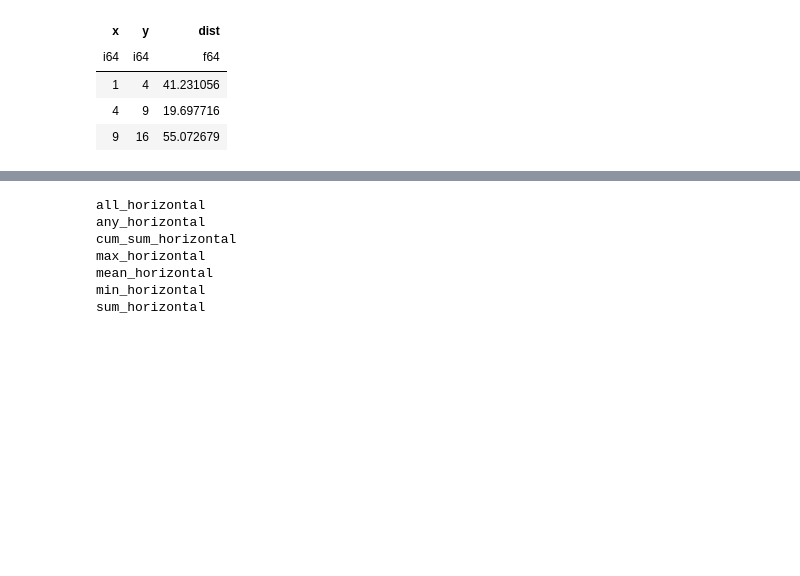
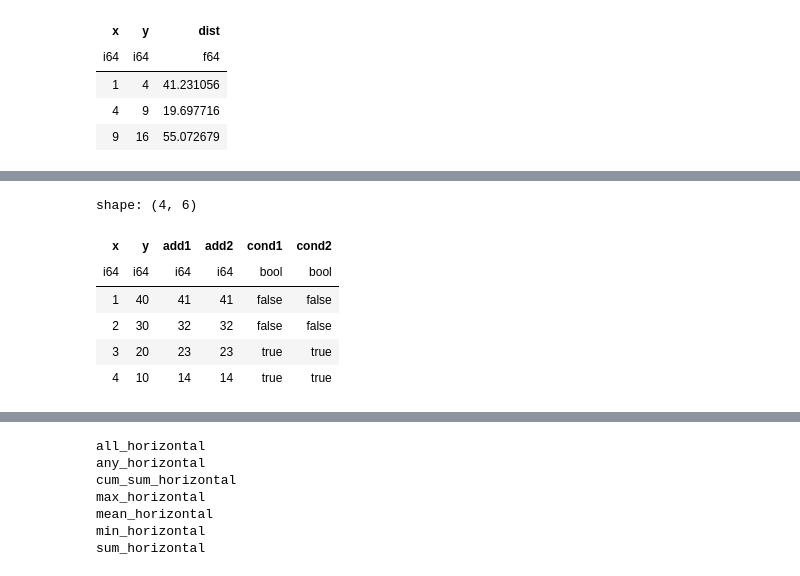
Before and after one commit to ruoyu0088/polars_guide, a Jupyter notebook: polars_guide/010_polars_expression.ipynb, the cells around one changed output, grey strips where cells are left out. Cells and saved outputs as stored; diff of their text form; code cells hidden in the pictures; blank space fills up the shorter version.

```diff
--- a/polars_guide/010_polars_expression.ipynb
+++ b/polars_guide/010_polars_expression.ipynb
@@ -768,0 +775,20 @@ shape: (3, 3)
+# %%
+df = pl.DataFrame(dict(
+    x=[1, 2, 3, 4],
+    y=[40, 30, 20, 10]
+))
+
+df.with_columns(
+    add1=pl.col('x') + pl.col('y'),
+    add2=pl.col('x').add(pl.col('y')),
+    cond1=pl.col('x') >= 3,
+    cond2=pl.col('x').ge(3)
+)
+# %% [output]
+shape: (4, 6)
+| x | y | add1 | add2 | cond1 | cond2 |
+| i64 | i64 | i64 | i64 | bool | bool |
+| 1 | 40 | 41 | 41 | false | false |
+| 2 | 30 | 32 | 32 | false | false |
+| 3 | 20 | 23 | 23 | true | true |
+| 4 | 10 | 14 | 14 | true | true |
```
Also changed, not shown: parts of 17 cells of this notebook, 6 other files.
